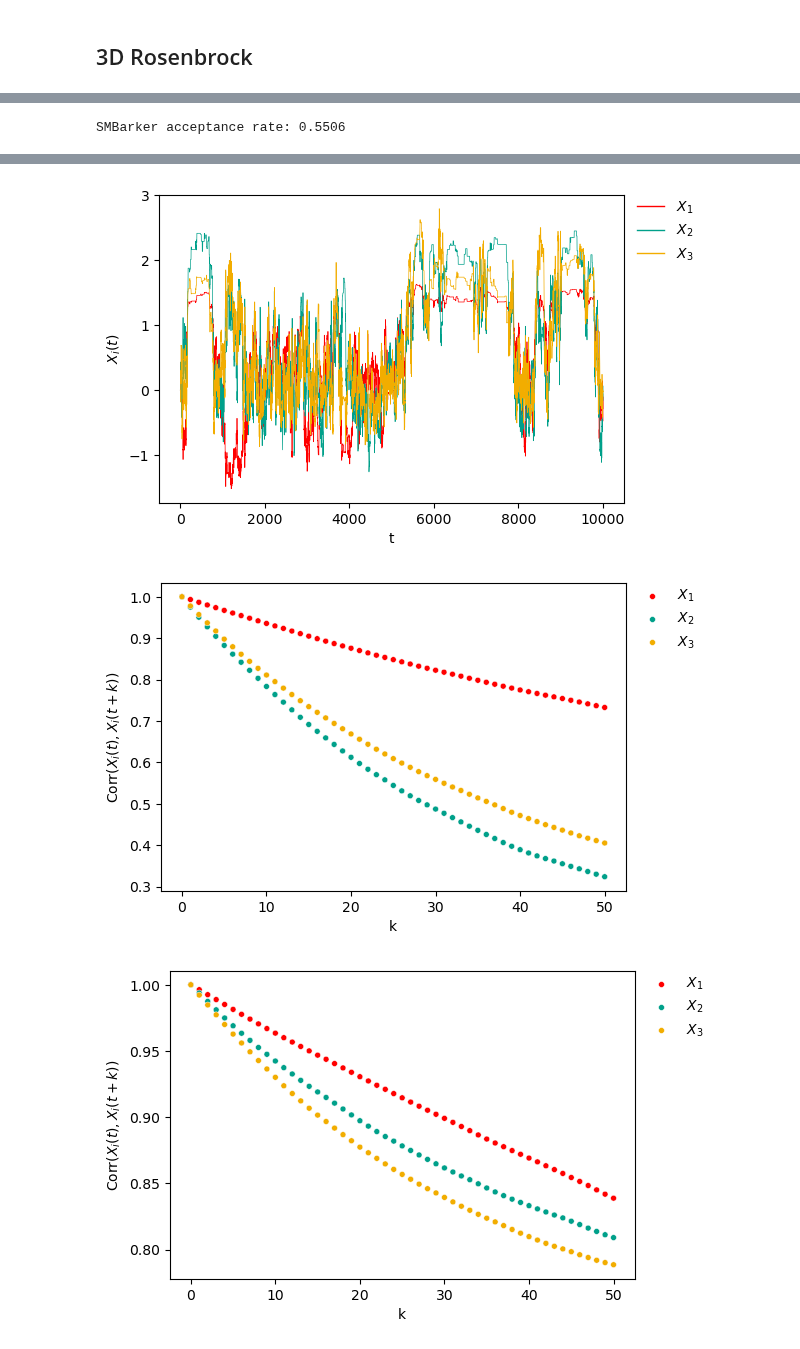
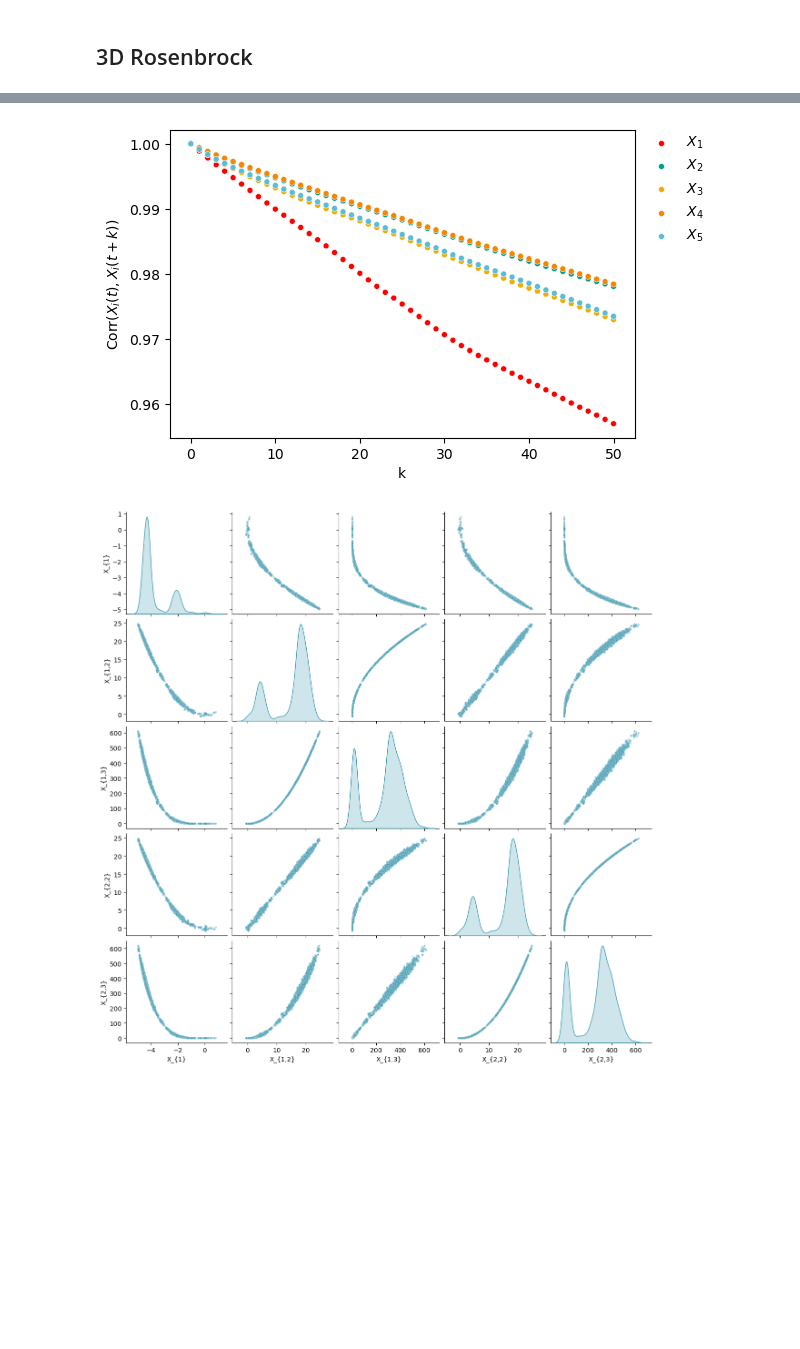
Before and after one commit to bartolomeou/FYP, a Jupyter notebook: smbarker.ipynb, the cells around one changed output, grey strips where cells are left out. Cells and saved outputs as stored; diff of their text form; code cells hidden in the pictures; blank space fills up the shorter version.

Commit message:
smbarker update

```diff
--- a/smbarker.ipynb
+++ b/smbarker.ipynb
@@ -32,16 +23,0 @@ $$\log\pi(\mathbf{x}) \propto - a \left(x_1 - \mu\right)^2 - b_{1, 2} \left(x_{1
-# %%
-def logpi_rosenbrock(x, n1, n2, mu=1, a=0.05, b=5):
-    logpi = - a * (x[0] - mu)**2
-
-    for j in range(n2):
-        for i in range(1, n1):
-            idx = (n1-1) * j + i
-
-            if i == 1:
-                x_parent = x[0]
-            else:
-                x_parent = x[idx-1]
-
-            logpi += - b * (x[idx] - x_parent**2)**2
-
-    return logpi
@@ -612,20 +379,20 @@ pairplot(X_true, N1, N2)
 # %%
-N1 = 2
+N1 = 3
 N2 = 2
-X_INIT = [0, 0, 0]
+X_INIT = [0, 0, 0, 0, 0]
 N_ITER = 10000
 
-X_smmala, accept_rate = SMMALA(
-    logpi=logpi_rosenbrock,
-    partial_logpi=partial_logpi_rosenbrock,
-    hessian_logpi=hessian_logpi_rosenbrock,
-    n_iter=N_ITER,
-    x_init=X_INIT,
-    step_size=0.4,
-    n1=N1,
-    n2=N2
-)
-print(f'SMMALA acceptance rate: {accept_rate}')
+# X_smmala, accept_rate = SMMALA(
+#     logpi=logpi_rosenbrock,
+#     partial_logpi=partial_logpi_rosenbrock,
+#     hessian_logpi=hessian_logpi_rosenbrock,
+#     n_iter=N_ITER,
+#     x_init=X_INIT,
+#     step_size=0.59,
+#     n1=N1,
+#     n2=N2
+# )
+# print(f'SMMALA acceptance rate: {accept_rate}')
 
 X_smbarker, accept_rate = SMBarker(
     logpi=logpi_rosenbrock,
@@ -633,18 +400,18 @@ X_smbarker, accept_rate = SMBarker(
     hessian_logpi=hessian_logpi_rosenbrock,
     n_iter=N_ITER,
     x_init=X_INIT,
-    step_size=0.3,
+    step_size=0.9,
     n1=N1,
     n2=N2
 )
 print(f'SMBarker acceptance rate: {accept_rate}')
 
-traceplot(X_smmala)
+# traceplot(X_smmala)
 traceplot(X_smbarker)
 
-acfplot(X_smmala)
+# acfplot(X_smmala)
 acfplot(X_smbarker)
 
-pairplot(X_smmala, N1, N2)
+# pairplot(X_smmala, N1, N2)
 pairplot(X_smbarker, N1, N2)
 # %% [output]
@@ -652 +418,0 @@ SMMALA acceptance rate: 0.5151
-SMBarker acceptance rate: 0.5506
@@ -654,3 +420,2 @@ SMBarker acceptance rate: 0.5506
-[figure, old version]
+[figure, new version]
-[figure, old version]
+[figure, new version]
-[figure, removed]
```
Also changed, not shown: parts of 24 cells of this notebook, 1 other file.
